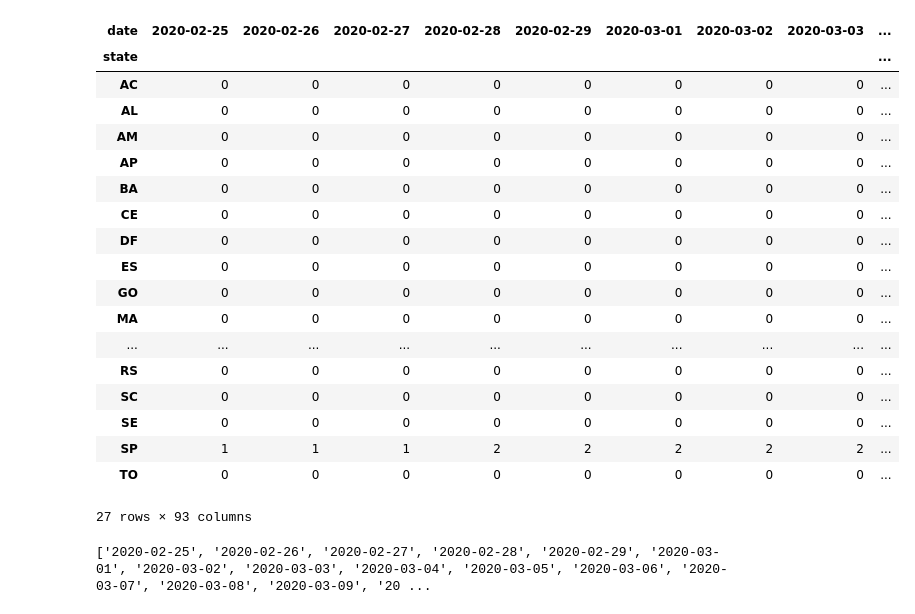
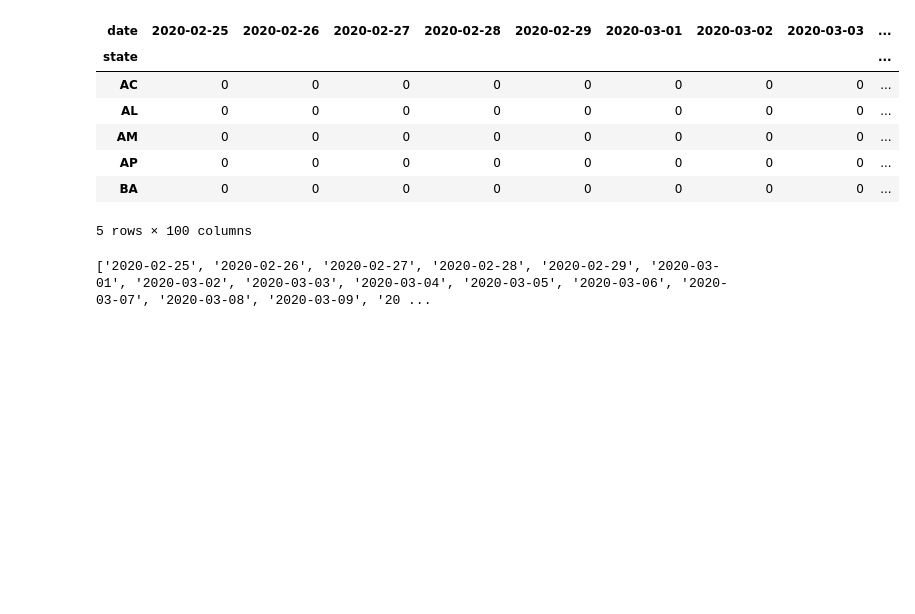
Before and after one commit to eduardoluiz7/Predicoes-COVID19, a Jupyter notebook: Projeto COVID19.ipynb, the cells around one changed output. Drawn from its saved outputs; the diff is of its cells as text; code cells hidden in the pictures; blank space fills up the shorter version.

```diff
--- a/Projeto COVID19.ipynb
+++ b/Projeto COVID19.ipynb
@@ -55,27 +56,16 @@ cols = list(casosEstados)
 for col in cols:
     casosEstados[col] = pd.to_numeric(casosEstados[col], downcast='integer')
 # %%
-casosEstados
+casosEstados.head()
 # %% [output]
 | date | 2020-02-25 | 2020-02-26 | 2020-02-27 | 2020-02-28 | 2020-02-29 | 2020-03-01 | 2020-03-02 | 2020-03-03 | ... |
 | state |  |  |  |  |  |  |  |  | ... |
 | AC | 0 | 0 | 0 | 0 | 0 | 0 | 0 | 0 | ... |
 | AL | 0 | 0 | 0 | 0 | 0 | 0 | 0 | 0 | ... |
 | AM | 0 | 0 | 0 | 0 | 0 | 0 | 0 | 0 | ... |
 | AP | 0 | 0 | 0 | 0 | 0 | 0 | 0 | 0 | ... |
 | BA | 0 | 0 | 0 | 0 | 0 | 0 | 0 | 0 | ... |
-| CE | 0 | 0 | 0 | 0 | 0 | 0 | 0 | 0 | ... |
-| DF | 0 | 0 | 0 | 0 | 0 | 0 | 0 | 0 | ... |
-| ES | 0 | 0 | 0 | 0 | 0 | 0 | 0 | 0 | ... |
-| GO | 0 | 0 | 0 | 0 | 0 | 0 | 0 | 0 | ... |
-| MA | 0 | 0 | 0 | 0 | 0 | 0 | 0 | 0 | ... |
-| ... | ... | ... | ... | ... | ... | ... | ... | ... | ... |
-| RS | 0 | 0 | 0 | 0 | 0 | 0 | 0 | 0 | ... |
-| SC | 0 | 0 | 0 | 0 | 0 | 0 | 0 | 0 | ... |
-| SE | 0 | 0 | 0 | 0 | 0 | 0 | 0 | 0 | ... |
-| SP | 1 | 1 | 1 | 2 | 2 | 2 | 2 | 2 | ... |
-| TO | 0 | 0 | 0 | 0 | 0 | 0 | 0 | 0 | ... |
-27 rows × 93 columns
+5 rows × 100 columns
 # %%
 dias = list(casosEstados)
 print(dias)
```
Also changed, not shown: parts of 27 cells of this notebook.
